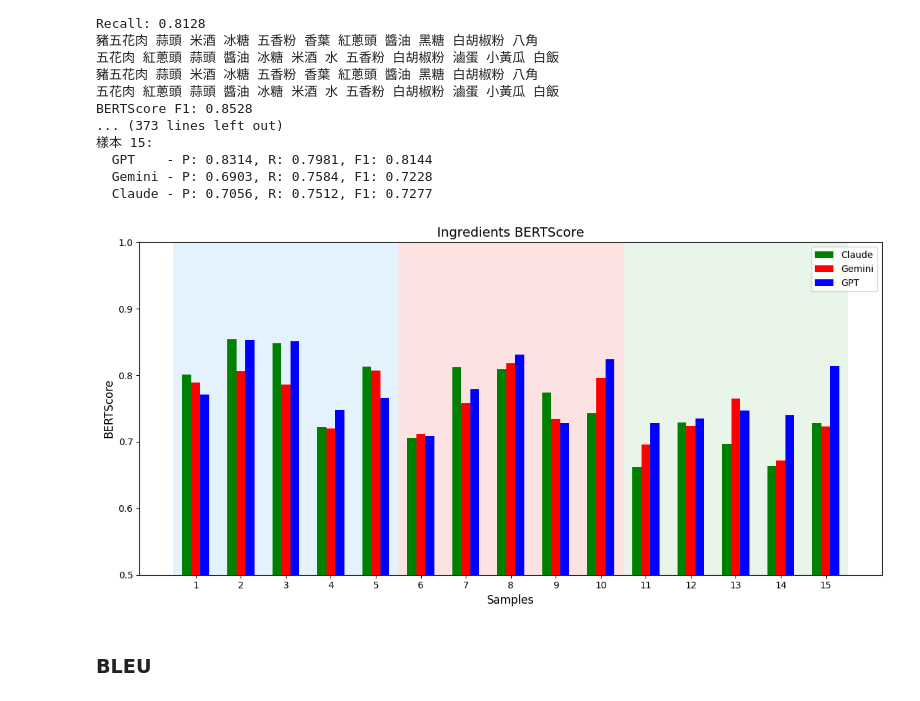
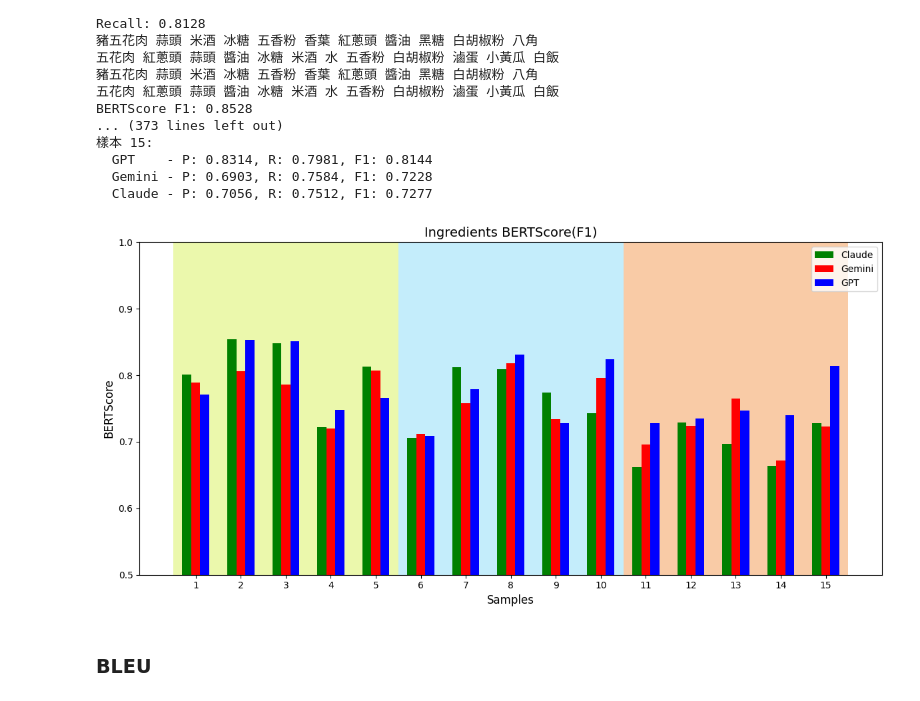
Before and after one commit to annchenn/AI_Final_Project, a Jupyter notebook: 0524_metrics_ingredients/BERTScoreModel.ipynb, the cells around one changed output. Saved outputs shown, nothing was run; the diff lists cells and outputs as text; code cells hidden in the pictures.

Commit message:
background color

```diff
--- a/0524_metrics_ingredients/BERTScoreModel.ipynb
+++ b/0524_metrics_ingredients/BERTScoreModel.ipynb
@@ -161,33 +161,38 @@ BERTScore F1: 0.8528
 # %%
 import matplotlib.pyplot as plt
 x = list(range(1, 16))
 x2 = [i + 0.2 for i in x]
 x3 = [i - 0.2 for i in x]
 
 fig, ax = plt.subplots(figsize=(12, 6))
 
-color_map = {0: '#e3f2fd', 5: '#fde2e2', 10: '#e8f5e8'}
+color_map = {0: "#e9f1c3", 5: "#c4edfb", 10: "#f7dfcb"}
 
 for i in range(0, 15, 5):
     ax.axvspan(i + 0.5, i + 5.5, facecolor=color_map[i], alpha=0.99)
 
 # 畫長條圖
-ax.bar(x3, claude_ing_bertscore, color='g', width=0.2, label='Claude')
-ax.bar(x, gemini_ing_bertscore, color='r', width=0.2, label='Gemini')
-ax.bar(x2, gpt_ing_bertscore, color='b', width=0.2, label='GPT')
+claude_f1_scores = [score[2] for score in claude_ing_bertscore]
+gemini_f1_scores = [score[2] for score in gemini_ing_bertscore]
+gpt_f1_scores = [score[2] for score in gpt_ing_bertscore]
+
+# 畫長條圖
+ax.bar(x3, claude_f1_scores, color='g', width=0.2, label='Claude')
+ax.bar(x, gemini_f1_scores, color='r', width=0.2, label='Gemini')
+ax.bar(x2, gpt_f1_scores, color='b', width=0.2, label='GPT')
 
 # 加上 legend、標題與格式調整
 ax.legend()
 ax.set_xticks(range(1, 16))
 ax.set_xlabel('Samples', fontsize=12)
 ax.set_ylabel('BERTScore', fontsize=12)
 ax.set_title('Ingredients BERTScore(F1)', fontsize=14)
 ax.set_ylim(0.5, 1.0)
 
 plt.tight_layout()
 plt.savefig('ing_bertscore.png')
 # %% [output]
-[figure, old version]
+[figure, new version]
 # %% [markdown]
 ### BLEU
 # %% [markdown]
```
Also changed, not shown: 1 other file.
